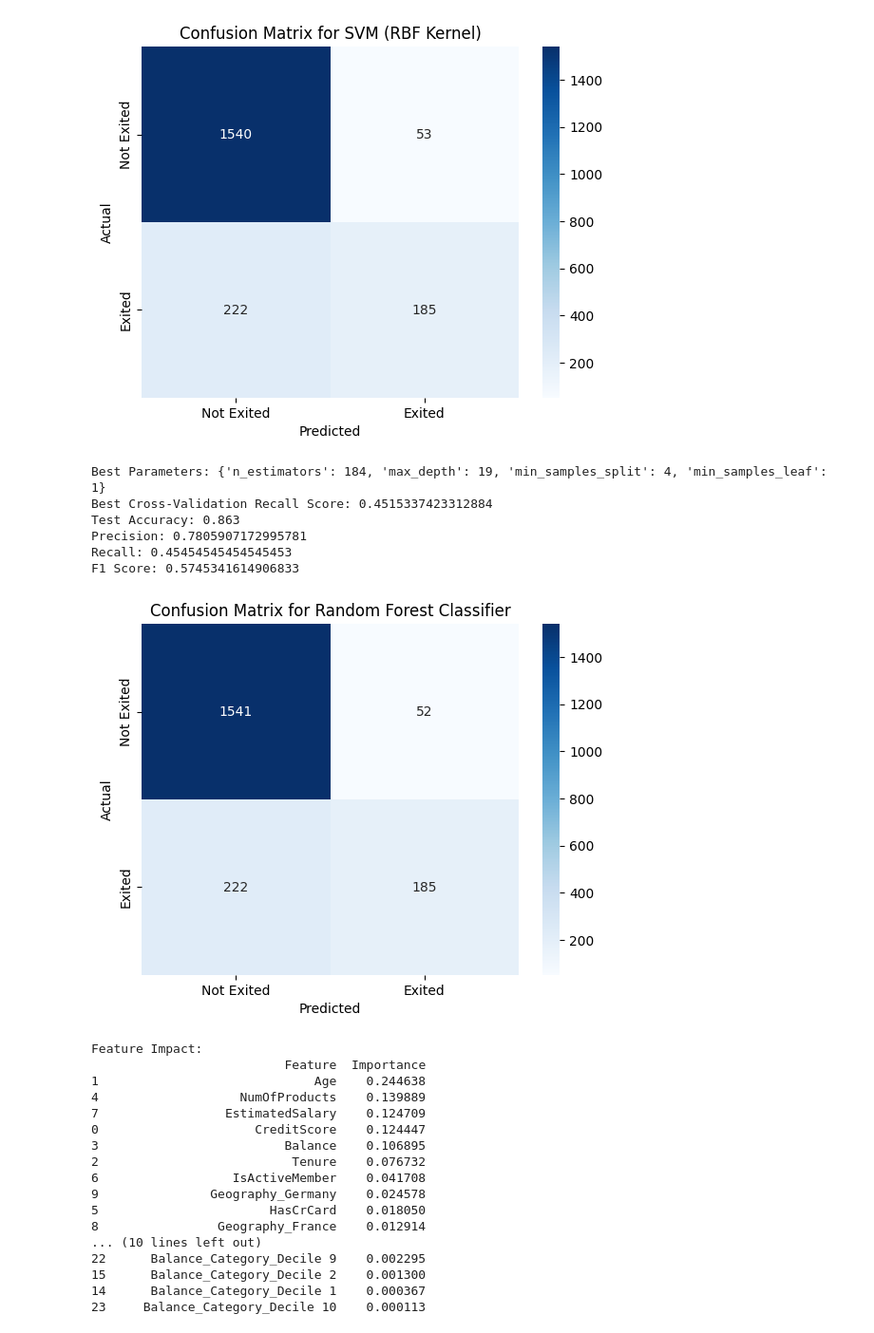
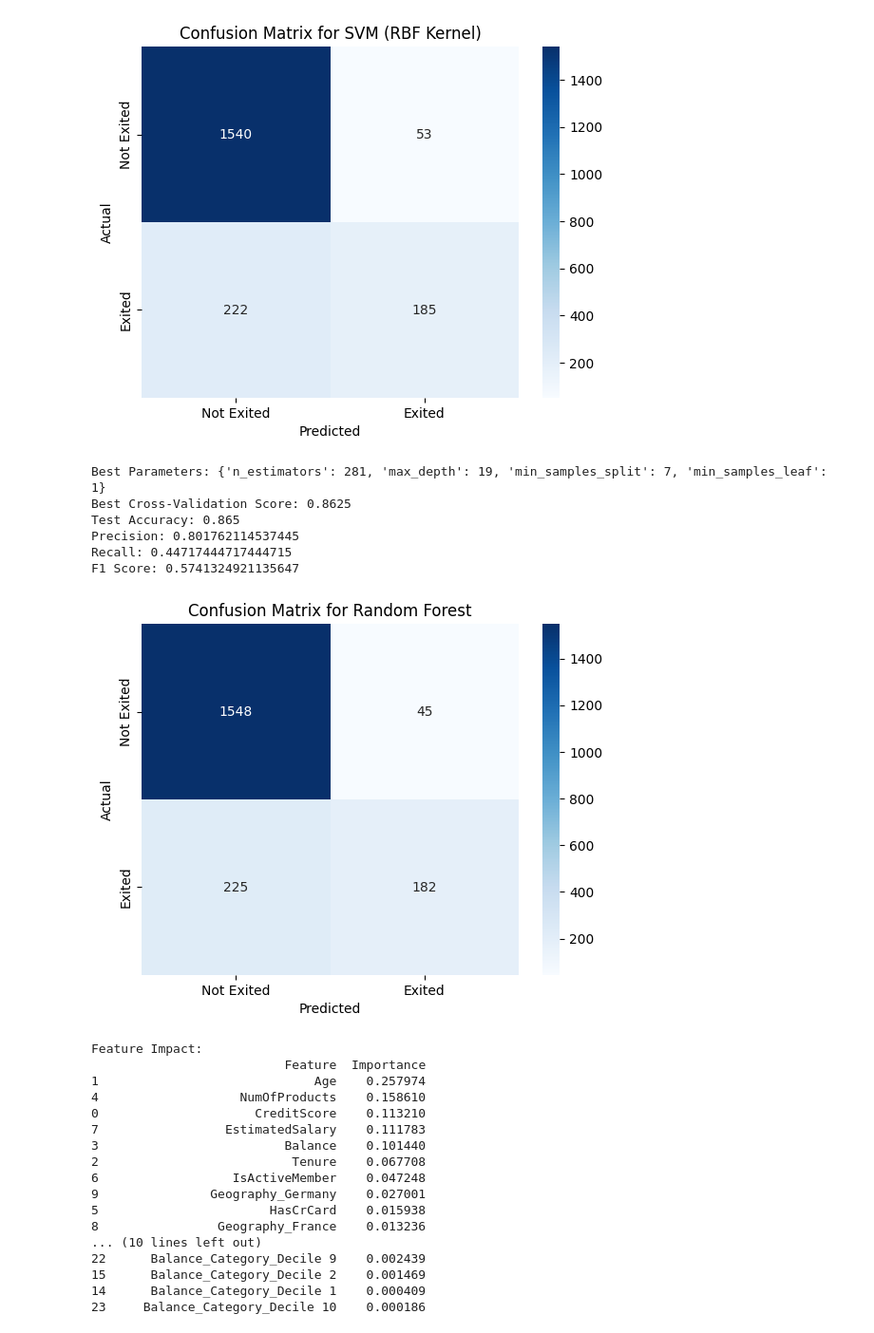
Before and after one commit to manor-s/DS-course-project-4, a Jupyter notebook: Classification_Project_Manor.ipynb, the cells around one changed output. Shown at 95% size. Cells and saved outputs as stored; diff of their text form; code cells hidden in the pictures.

```diff
--- a/Classification_Project_Manor.ipynb
+++ b/Classification_Project_Manor.ipynb
@@ -449,37 +449,34 @@ import pandas as pd
 # Suppress Optuna's verbose output by setting the logging level to WARNING
 optuna.logging.set_verbosity(optuna.logging.WARNING)
 
-# Define the objective function for Optuna, focusing on recall
+# Define the objective function for Optuna
 def objective(trial):
   # Define hyperparameters to tune
-  n_estimators = trial.suggest_int('n_estimators', 50, 300)
-  max_depth = trial.suggest_int('max_depth', 3, 20)
-  min_samples_split = trial.suggest_int('min_samples_split', 2, 10)
-  min_samples_leaf = trial.suggest_int('min_samples_leaf', 1, 5)
+  n_estimators = trial.suggest_int('n_estimators', 50, 300)  # Number of trees
+  max_depth = trial.suggest_int('max_depth', 3, 20)  # Depth of each tree
+  min_samples_split = trial.suggest_int('min_samples_split', 2, 10)  # Minimum samples to split
+  min_samples_leaf = trial.suggest_int('min_samples_leaf', 1, 5)  # Minimum samples in leaf nodes
 
   # Create a pipeline with scaling and random forest
   model = Pipeline([
       ('scaler', StandardScaler()),
       ('rf', RandomForestClassifier(
-          n_estimators=n_estimators,
-          max_depth=max_depth,
-          min_samples_split=min_samples_split,
-          min_samples_leaf=min_samples_leaf,
-          random_state=42
-      ))
+          n_estimators=n_estimators, max_depth=max_depth,
+          min_samples_split=min_samples_split, min_samples_leaf=min_samples_leaf,
+          random_state=42))
   ])
 
-  # Perform cross-validation and return the mean recall score
-  score = cross_val_score(model, X_train, y_train, cv=5, scoring='recall').mean()
+  # Perform cross-validation and return the mean accuracy score
+  score = cross_val_score(model, X_train, y_train, cv=5, scoring='accuracy').mean()
   return score
 
 # Create the Optuna study and optimize
 study = optuna.create_study(direction='maximize')
 study.optimize(objective, n_trials=50)
 
-# Print the best parameters and best recall score
+# Print the best parameters and best score
 print("Best Parameters:", study.best_params)
-print("Best Cross-Validation Recall Score:", study.best_value)
+print("Best Cross-Validation Score:", study.best_value)
 
 # Train the final model with the best parameters
 best_model = Pipeline([
@@ -490,56 +487,56 @@ best_model.fit(X_train, y_train)
 
 # Evaluate on the test set
 y_pred = best_model.predict(X_test)
 accuracy = accuracy_score(y_test, y_pred)
 precision = precision_score(y_test, y_pred)
 recall = recall_score(y_test, y_pred)
 f1 = f1_score(y_test, y_pred)
 
 # Print evaluation results
 print("Test Accuracy:", accuracy)
 print("Precision:", precision)
 print("Recall:", recall)
 print("F1 Score:", f1)
 
 # Confusion Matrix
 cm = confusion_matrix(y_test, y_pred)
 sns.heatmap(cm, annot=True, fmt='d', cmap='Blues', xticklabels=['Not Exited', 'Exited'], yticklabels=['Not Exited', 'Exited'])
 plt.xlabel('Predicted')
 plt.ylabel('Actual')
-plt.title('Confusion Matrix for Random Forest Classifier')
+plt.title('Confusion Matrix for Random Forest')
 plt.show()
 
 # Evaluate the impact of each variable
-# Extract feature importances from the Random Forest model
+# Extract the feature importances
 importances = best_model.named_steps['rf'].feature_importances_
 feature_importance = pd.DataFrame({'Feature': X_train.columns, 'Importance': importances})
 feature_importance = feature_importance.sort_values(by='Importance', ascending=False)
 
 # Display feature impact
 print("\nFeature Impact:")
 print(feature_importance)
 # %% [output]
-Best Parameters: {'n_estimators': 184, 'max_depth': 19, 'min_samples_split': 4, 'min_samples_leaf': 1}
-Best Cross-Validation Recall Score: 0.4515337423312884
-Test Accuracy: 0.863
-Precision: 0.7805907172995781
-Recall: 0.45454545454545453
-F1 Score: 0.5745341614906833
+Best Parameters: {'n_estimators': 281, 'max_depth': 19, 'min_samples_split': 7, 'min_samples_leaf': 1}
+Best Cross-Validation Score: 0.8625
+Test Accuracy: 0.865
+Precision: 0.801762114537445
+Recall: 0.44717444717444715
+F1 Score: 0.5741324921135647
-[figure, old version]
+[figure, new version]
 Feature Impact:
                           Feature  Importance
-1                             Age    0.244638
-4                   NumOfProducts    0.139889
-7                 EstimatedSalary    0.124709
-0                     CreditScore    0.124447
-3                         Balance    0.106895
-2                          Tenure    0.076732
-6                  IsActiveMember    0.041708
-9               Geography_Germany    0.024578
-5                       HasCrCard    0.018050
-8                Geography_France    0.012914
+1                             Age    0.257974
+4                   NumOfProducts    0.158610
+0                     CreditScore    0.113210
+7                 EstimatedSalary    0.111783
+3                         Balance    0.101440
+2                          Tenure    0.067708
+6                  IsActiveMember    0.047248
+9               Geography_Germany    0.027001
+5                       HasCrCard    0.015938
+8                Geography_France    0.013236
 ... (10 lines left out)
-22      Balance_Category_Decile 9    0.002295
-15      Balance_Category_Decile 2    0.001300
-14      Balance_Category_Decile 1    0.000367
-23     Balance_Category_Decile 10    0.000113
+22      Balance_Category_Decile 9    0.002439
+15      Balance_Category_Decile 2    0.001469
+14      Balance_Category_Decile 1    0.000409
+23     Balance_Category_Decile 10    0.000186
```
